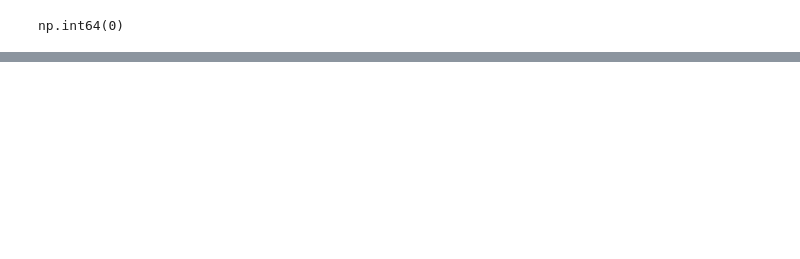
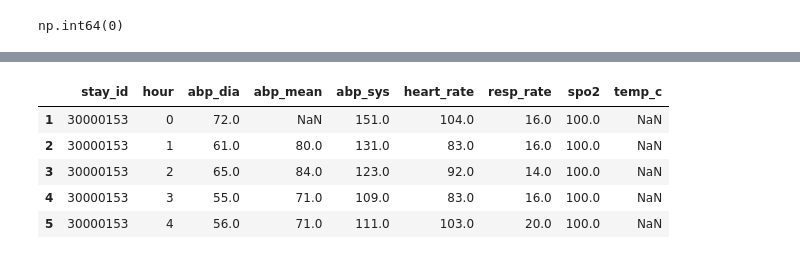
Before and after one commit to hamdikhasawneh/AI-sepsis, a Jupyter notebook: notebooks/01_data_preprocessing.ipynb, the cells around one changed output, grey strips where cells are left out. Cells and saved outputs as stored; diff of their text form; code cells hidden in the pictures; blank space fills up the shorter version.

```diff
--- a/notebooks/01_data_preprocessing.ipynb
+++ b/notebooks/01_data_preprocessing.ipynb
@@ -493,0 +571,24 @@ NameError: name 'vitals' is not defined
+# %%
+# keep only needed columns
+vitals_24h = vitals_24h[
+    [
+        "stay_id",
+        "hour",
+        "abp_dia",
+        "abp_mean",
+        "abp_sys",
+        "heart_rate",
+        "resp_rate",
+        "spo2",
+        "temp_c",
+    ]
+].copy()
+
+vitals_24h.head()
+# %% [output]
+|  | stay_id | hour | abp_dia | abp_mean | abp_sys | heart_rate | resp_rate | spo2 | temp_c |
+| 1 | 30000153 | 0 | 72.0 | NaN | 151.0 | 104.0 | 16.0 | 100.0 | NaN |
+| 2 | 30000153 | 1 | 61.0 | 80.0 | 131.0 | 83.0 | 16.0 | 100.0 | NaN |
+| 3 | 30000153 | 2 | 65.0 | 84.0 | 123.0 | 92.0 | 14.0 | 100.0 | NaN |
+| 4 | 30000153 | 3 | 55.0 | 71.0 | 109.0 | 83.0 | 16.0 | 100.0 | NaN |
+| 5 | 30000153 | 4 | 56.0 | 71.0 | 111.0 | 103.0 | 20.0 | 100.0 | NaN |
```
Also changed, not shown: parts of 44 cells of this notebook.
